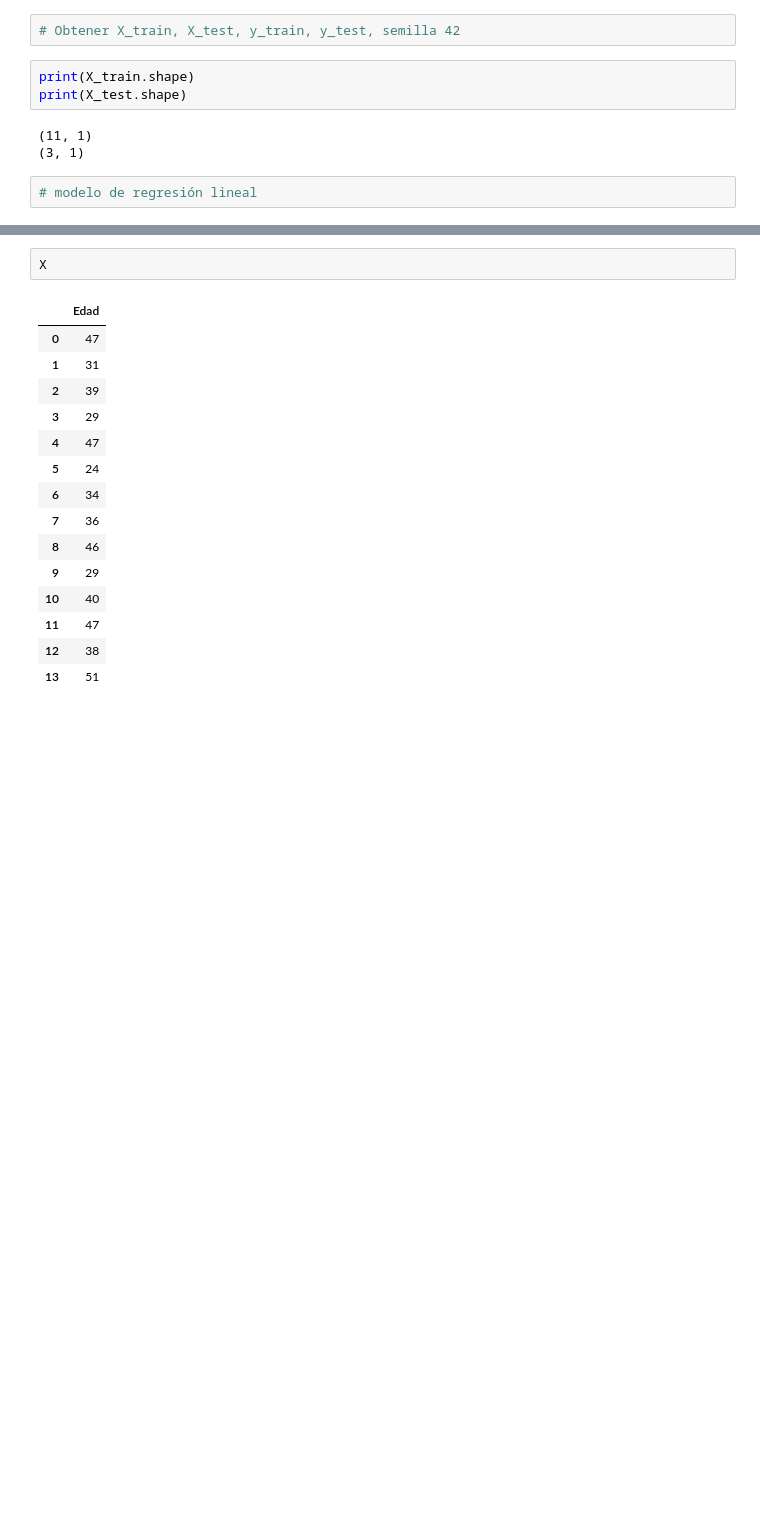
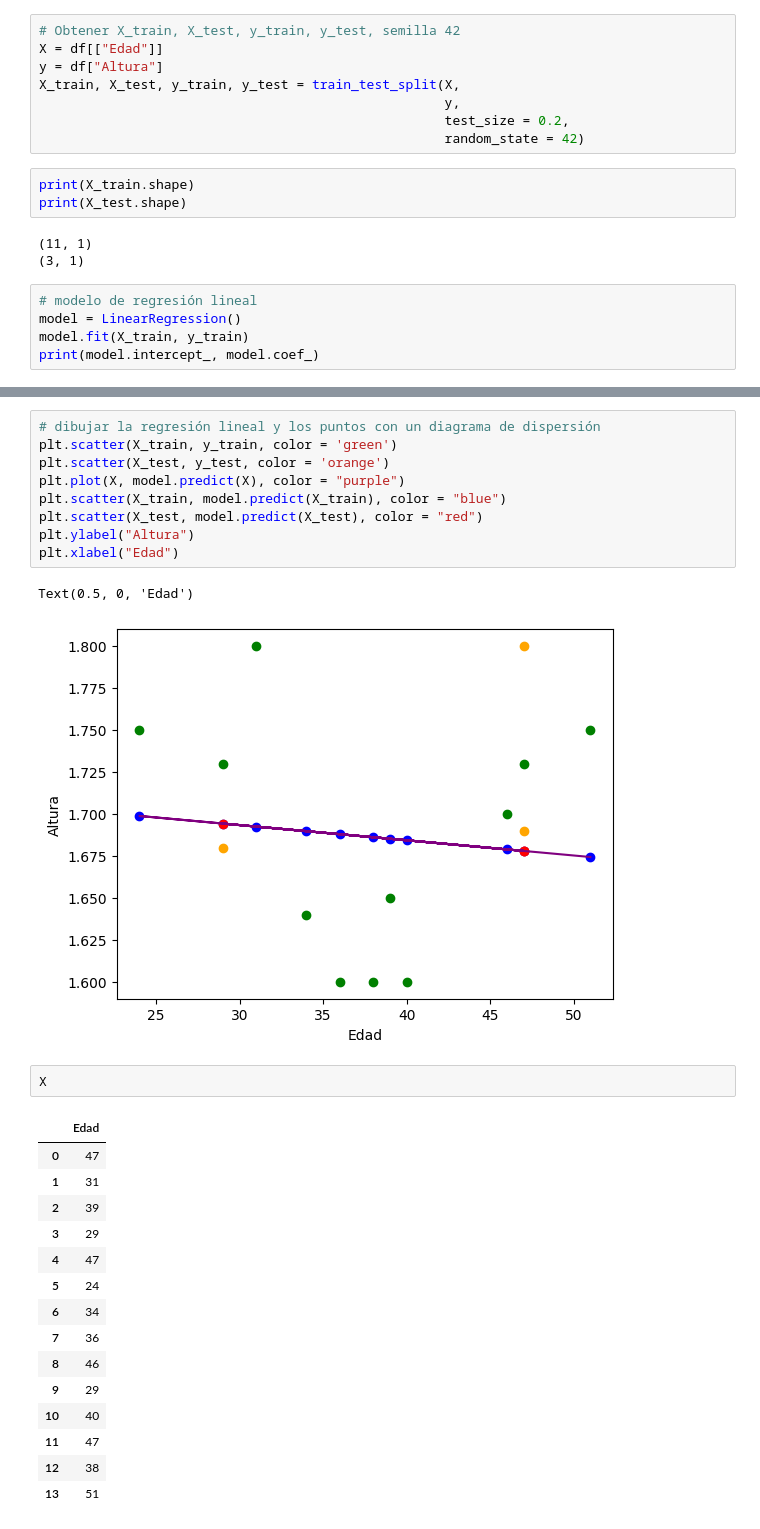
Before and after one commit to albertoromv/ds-nov23-thebridge, a Jupyter notebook: 3_Machine_learning/3.2_Supervisado/3.2.1_Linear_Regression/1 Height - Clase.ipynb, the cells around one changed output, grey strips where cells are left out. Saved outputs shown, nothing was run; the diff lists cells and outputs as text; blank space fills up the shorter version.

```diff
--- a/3_Machine_learning/3.2_Supervisado/3.2.1_Linear_Regression/1 Height - Clase.ipynb
+++ b/3_Machine_learning/3.2_Supervisado/3.2.1_Linear_Regression/1 Height - Clase.ipynb
@@ -56,6 +56,12 @@ plt.scatter(edad, altura)
 [figure]
 # %%
 # Obtener X_train, X_test, y_train, y_test, semilla 42
+X = df[["Edad"]]
+y = df["Altura"]
+X_train, X_test, y_train, y_test = train_test_split(X,
+                                                    y,
+                                                    test_size = 0.2,
+                                                    random_state = 42)
 # %%
 print(X_train.shape)
 print(X_test.shape)
@@ -64,4 +70,7 @@ print(X_test.shape)
 (3, 1)
 # %%
 # modelo de regresión lineal
+model = LinearRegression()
+model.fit(X_train, y_train)
+print(model.intercept_, model.coef_)
 # %% [output]
@@ -74,3 +78,15 @@ Text(0.5, 0, 'Edad')
+# %%
+# dibujar la regresión lineal y los puntos con un diagrama de dispersión
+plt.scatter(X_train, y_train, color = 'green')
+plt.scatter(X_test, y_test, color = 'orange')
+plt.plot(X, model.predict(X), color = "purple")
+plt.scatter(X_train, model.predict(X_train), color = "blue")
+plt.scatter(X_test, model.predict(X_test), color = "red")
+plt.ylabel("Altura")
+plt.xlabel("Edad")
+# %% [output]
+Text(0.5, 0, 'Edad')
+[figure, added]
 # %%
 X
 # %% [output]
```
Also changed, not shown: parts of 6 cells of this notebook.
